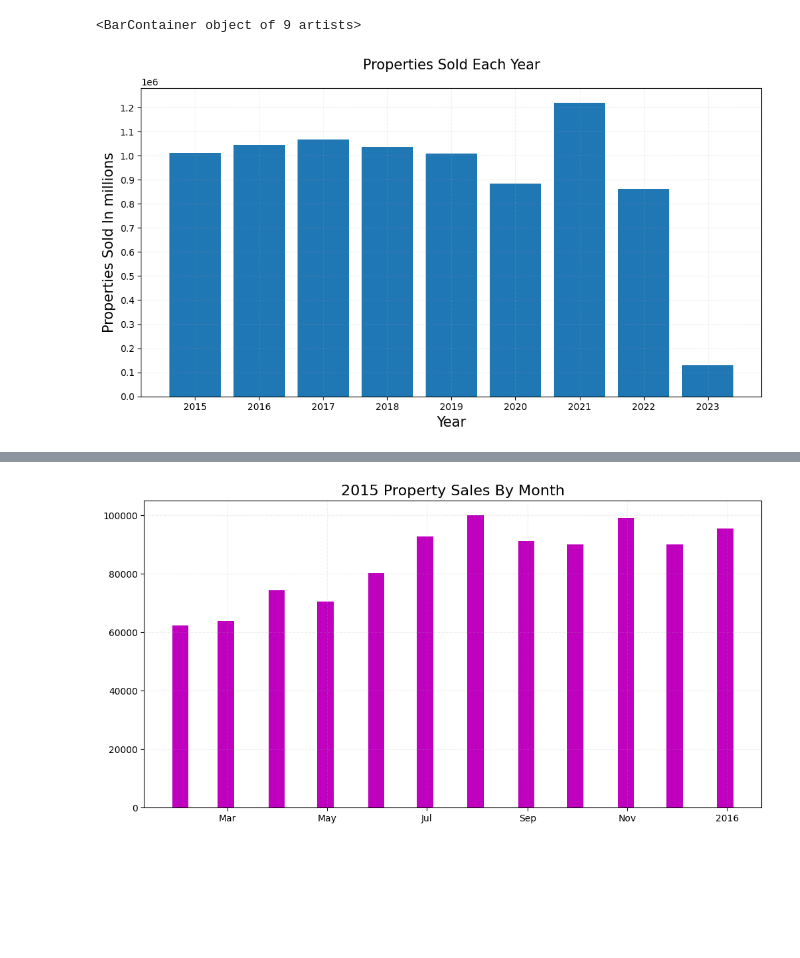
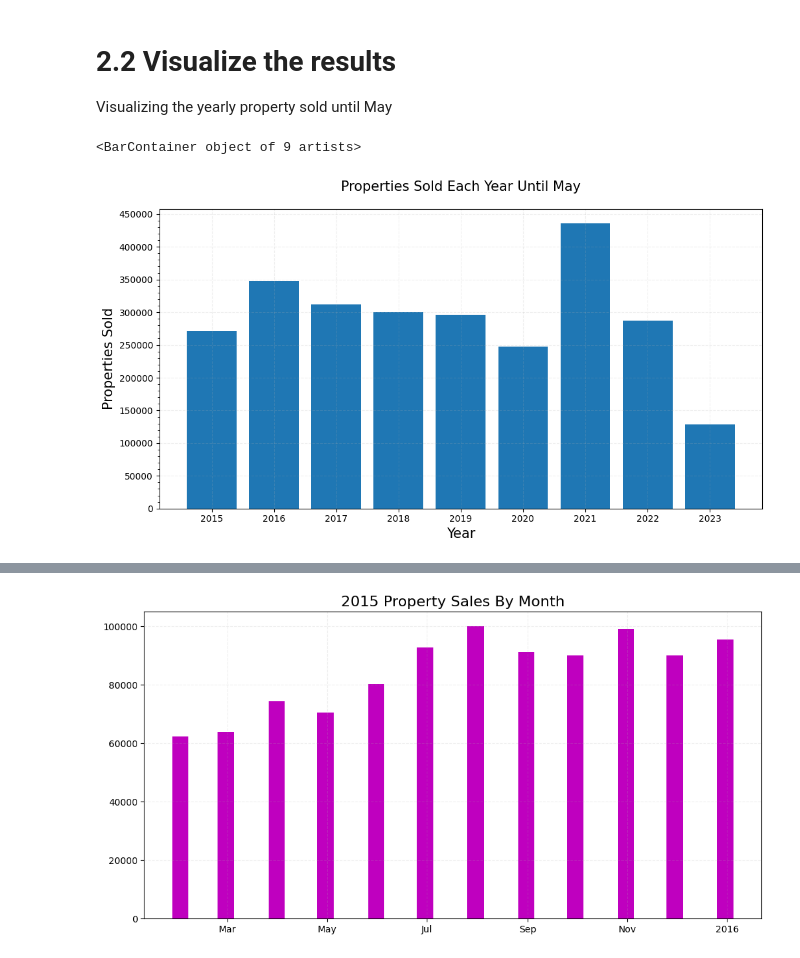
Before and after one commit to Dan-Mihaylov/Economic-Data-Analysis, a Jupyter notebook: uk_house_market_data_analysis.ipynb, the cells around one changed output, grey strips where cells are left out. Drawn from its saved outputs; the diff is of its cells as text; code cells hidden in the pictures; blank space fills up the shorter version.

Commit message:
More analysis done
More analysis done,  added descriptions and new graphs

```diff
--- a/uk_house_market_data_analysis.ipynb
+++ b/uk_house_market_data_analysis.ipynb
@@ -41,20 +74,31 @@ yearly_properties_sold = {
     int(key[-4:]) : value['date_of_sale'].count()
     for key, value in yearly_data_since_2015.items()
 }
+
+yearly_properties_sold_until_may = {}
+
+for key, value in yearly_data_since_2015.items():
+    year = key[-4:]
+    till_may = value.loc[value['date_of_sale'] <= f"{year}-05-01"]
+    yearly_properties_sold_until_may[year] = till_may['date_of_sale'].count()
+# %% [markdown]
+# 2.2 Visualize the results
+Visualizing the yearly property sold until May
 # %%
 from matplotlib.pyplot import MultipleLocator
 
 fig, ax = plt.subplots(figsize=(12, 6))
 ax.grid(True, alpha=0.2, ls='dashed')
-ax.set_title('Properties Sold Each Year', fontsize=15, pad=20)
-plt.ylabel('Properties Sold In millions', fontsize=15)
+ax.set_title('Properties Sold Each Year Until May', fontsize=15, pad=20)
+plt.ylabel('Properties Sold', fontsize=15)
 plt.xlabel('Year', fontsize=15)
 ax.xaxis.set_major_locator(MultipleLocator(1))
-ax.yaxis.set_major_locator(MultipleLocator(100_000))
+ax.yaxis.set_major_locator(MultipleLocator(50000))
+ax.yaxis.set_minor_locator(MultipleLocator(10000))
 
 ax.bar(
-    yearly_properties_sold.keys(), yearly_properties_sold.values()
+    yearly_properties_sold_until_may.keys(), yearly_properties_sold_until_may.values()
 )
 # %% [output]
 <BarContainer object of 9 artists>
-[figure, old version]
+[figure, new version]
```
Also changed, not shown: parts of 12 cells of this notebook.
